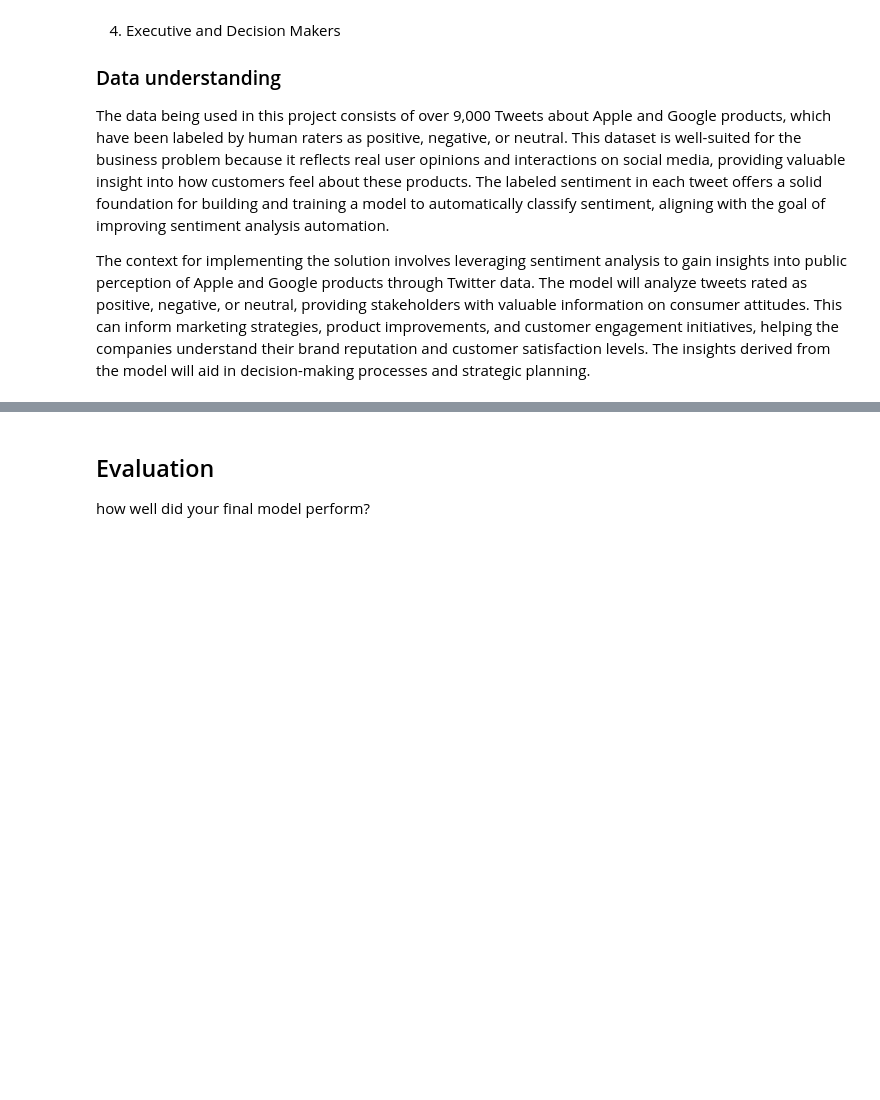
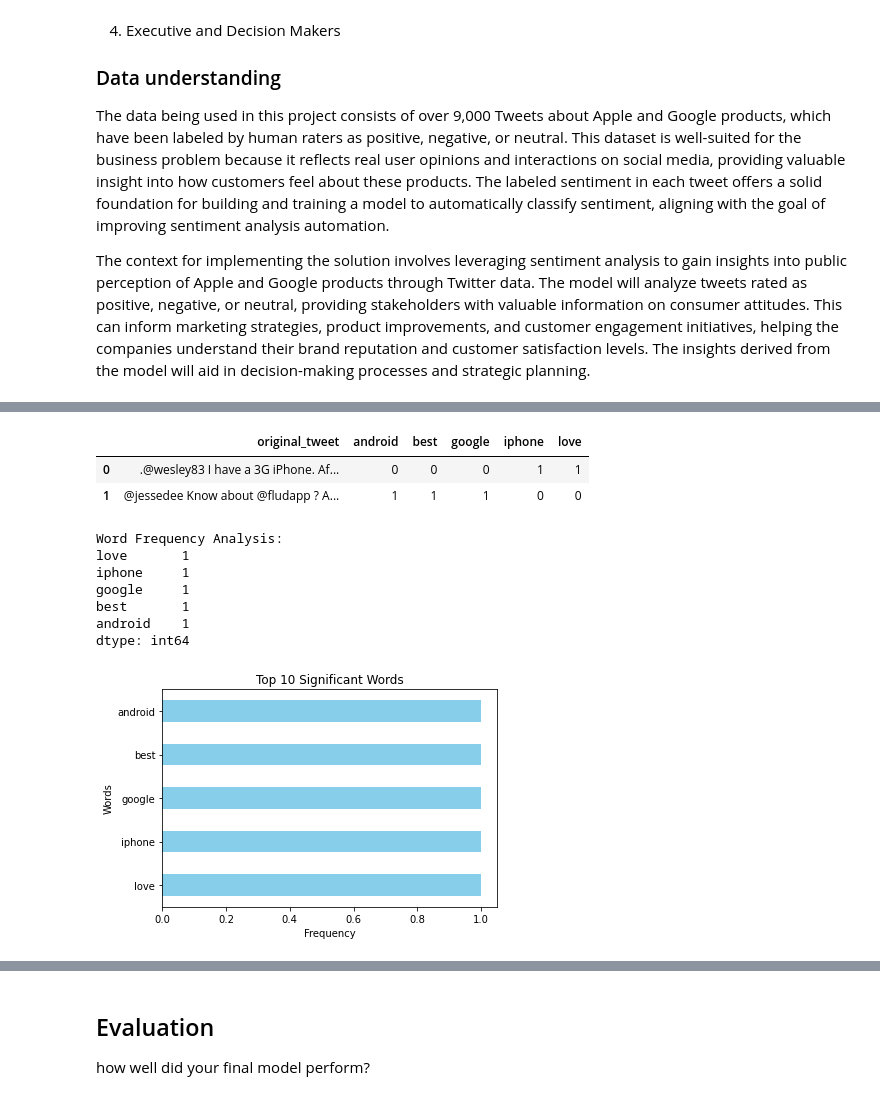
Before and after one commit to wambuiGicheha/nlp_project, a Jupyter notebook: index.ipynb, the cells around one changed output, grey strips where cells are left out. Cells and saved outputs as stored; diff of their text form; code cells hidden in the pictures; blank space fills up the shorter version.

```diff
--- a/index.ipynb
+++ b/index.ipynb
@@ -55,3 +227,54 @@ Supervised learning is the core of this project, but feel free to use unsupervis
+# %%
+# Get feature names from the vectorizer
+feature_names = text_pipeline.named_steps['vectorizer'].get_feature_names_out()
+dense = transformed_data.todense()
+transformed_df = pd.DataFrame(dense, columns=feature_names)
+
+# Add the original dataset's tweet content to the DataFrame
+transformed_df['original_tweet'] = sentiments['tweet_content'].reset_index(drop=True)
+
+# Reorder the columns to see the original text first
+transformed_df = transformed_df[['original_tweet'] + list(feature_names)]
+
+# Display the transformed DataFrame
+transformed_df.head()
+# %% [output]
+|  | original_tweet | android | best | google | iphone | love |
+| 0 | .@wesley83 I have a 3G iPhone. Af... | 0 | 0 | 0 | 1 | 1 |
+| 1 | @jessedee Know about @fludapp ? A... | 1 | 1 | 1 | 0 | 0 |
+# %%
+
+
+# transformed_data` is the output from the pipeline
+# `feature_names` contains the names of the features
+feature_names = text_pipeline.named_steps['vectorizer'].get_feature_names_out()
+dense = transformed_data.todense()
+df = pd.DataFrame(dense, columns=feature_names)
+
+# Get the sum of each feature (word frequency)
+word_counts = df.sum().sort_values(ascending=False)
+
+# Display the most significant words
+print("Word Frequency Analysis:")
+print(word_counts)
+
+# Optional: Visualize the most significant words
+import matplotlib.pyplot as plt
+
+word_counts.head(10).plot(kind='barh', color='skyblue')
+plt.title('Top 10 Significant Words')
+plt.xlabel('Frequency')
+plt.ylabel('Words')
+plt.show()
+# %% [output]
+Word Frequency Analysis:
+love       1
+iphone     1
+google     1
+best       1
+android    1
+dtype: int64
+[figure, added]
 # %% [markdown]
 ## Modeling
 what modeling package(s) did you use, which model(s) within the package(s), and what tuning steps did you take?
```
Also changed, not shown: parts of 18 cells of this notebook.
